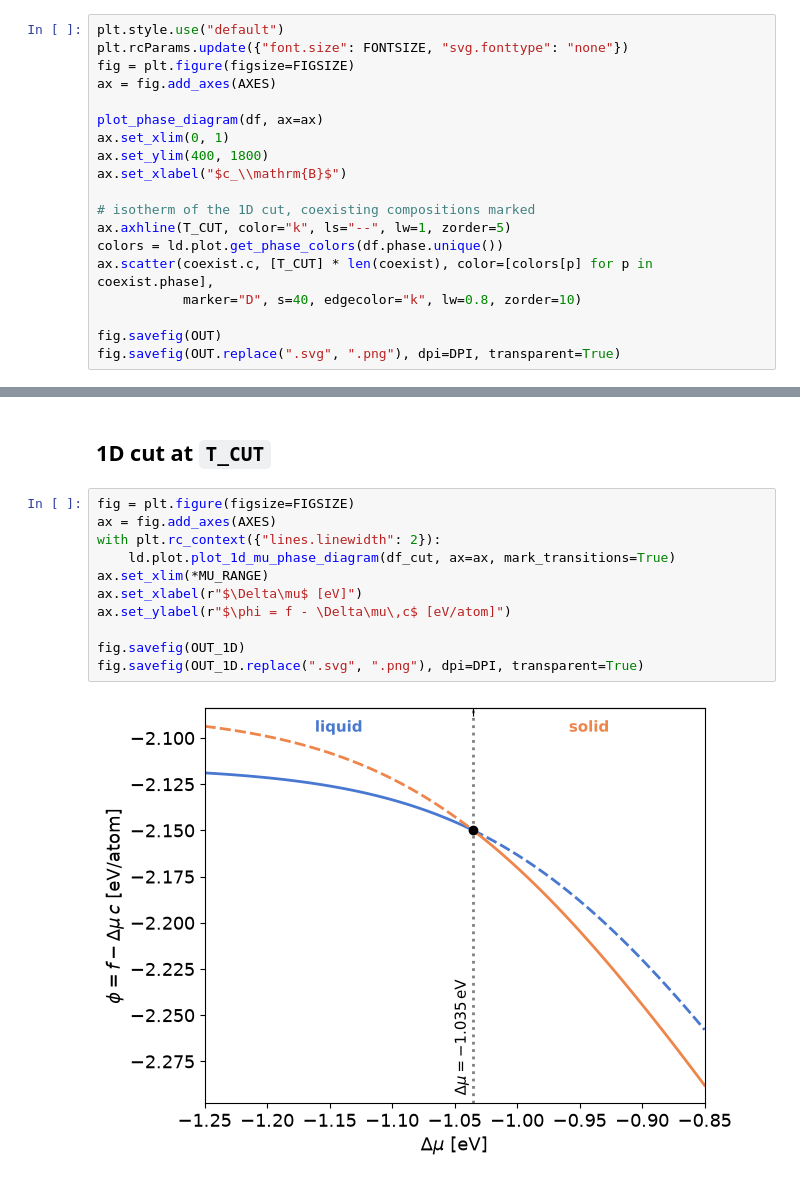
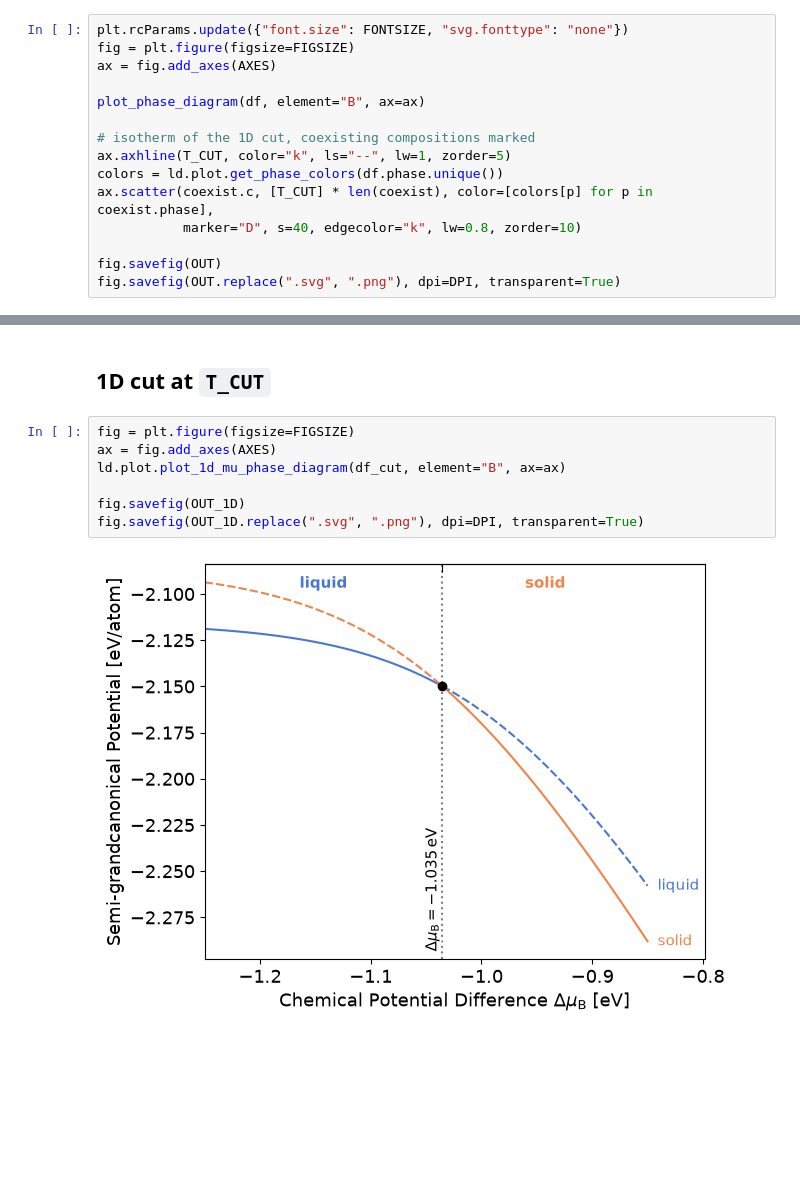
Before and after one commit to pmrv/landau-gallery-poster, a Jupyter notebook: Ideal/Ideal_Solution.ipynb, the cells around one changed output, grey strips where cells are left out. Drawn from its saved outputs; the diff is of its cells as text; blank space fills up the shorter version.

```diff
--- a/Ideal/Ideal_Solution.ipynb
+++ b/Ideal/Ideal_Solution.ipynb
@@ -52,15 +52,11 @@ coexist[["phase", "mu", "c"]]
 # %% [markdown]
 ## Phase diagram
 # %%
-plt.style.use("default")
 plt.rcParams.update({"font.size": FONTSIZE, "svg.fonttype": "none"})
 fig = plt.figure(figsize=FIGSIZE)
 ax = fig.add_axes(AXES)
 
-plot_phase_diagram(df, ax=ax)
-ax.set_xlim(0, 1)
-ax.set_ylim(400, 1800)
-ax.set_xlabel("$c_\\mathrm{B}$")
+plot_phase_diagram(df, element="B", ax=ax)
 
 # isotherm of the 1D cut, coexisting compositions marked
 ax.axhline(T_CUT, color="k", ls="--", lw=1, zorder=5)
@@ -77,13 +73,9 @@ fig.savefig(OUT.replace(".svg", ".png"), dpi=DPI, transparent=True)
 # %%
 fig = plt.figure(figsize=FIGSIZE)
 ax = fig.add_axes(AXES)
-with plt.rc_context({"lines.linewidth": 2}):
-    ld.plot.plot_1d_mu_phase_diagram(df_cut, ax=ax, mark_transitions=True)
-ax.set_xlim(*MU_RANGE)
-ax.set_xlabel(r"$\Delta\mu$ [eV]")
-ax.set_ylabel(r"$\phi = f - \Delta\mu\,c$ [eV/atom]")
+ld.plot.plot_1d_mu_phase_diagram(df_cut, element="B", ax=ax)
 
 fig.savefig(OUT_1D)
 fig.savefig(OUT_1D.replace(".svg", ".png"), dpi=DPI, transparent=True)
 # %% [output]
-[figure, old version]
+[figure, new version]
```
Also changed, not shown: 25 other files.
